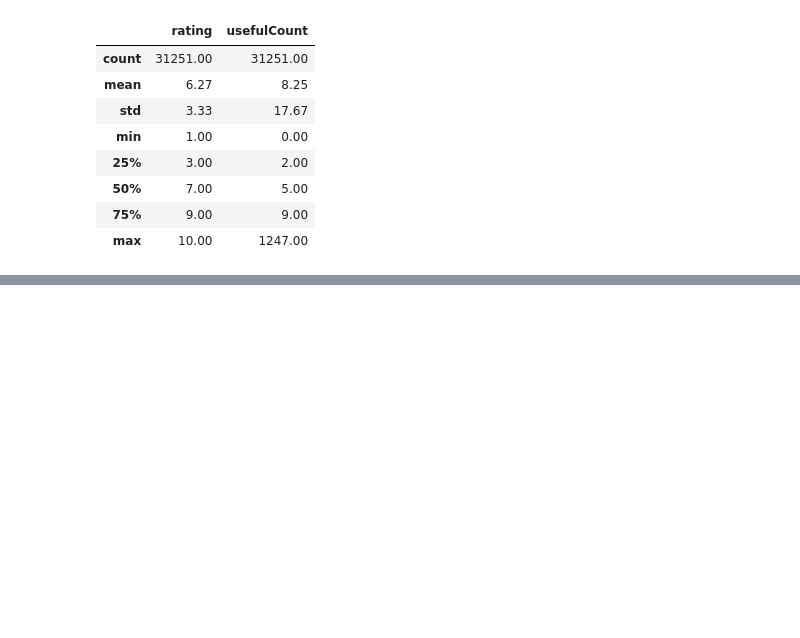
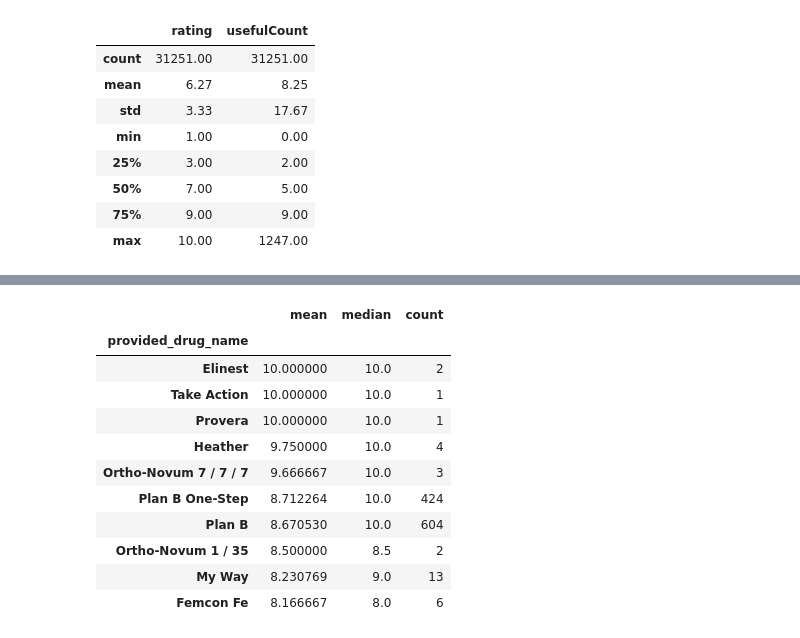
Before and after one commit to celefigs/collaborative_project, a Jupyter notebook: natalia_copy/THIS_EDA_60.ipynb, the cells around one changed output, grey strips where cells are left out. Cells and saved outputs as stored; diff of their text form; code cells hidden in the pictures; blank space fills up the shorter version.

```diff
--- a/natalia_copy/THIS_EDA_60.ipynb
+++ b/natalia_copy/THIS_EDA_60.ipynb
@@ -409,0 +405,21 @@ Name: count, Length: 3085, dtype: int64
+# %%
+drug_name_ratings = data.groupby("provided_drug_name")["rating"].agg(["mean", "median", "count"])
+
+top_10_avg = drug_name_ratings[.sort_values(by="mean", ascending=False).head(10)
+
+top_10_median = drug_name_ratings.sort_values(by="median", ascending=False).head(10)
+# %%
+top_10_avg
+# %% [output]
+|  | mean | median | count |
+| provided_drug_name |  |  |  |
+| Elinest | 10.000000 | 10.0 | 2 |
+| Take Action | 10.000000 | 10.0 | 1 |
+| Provera | 10.000000 | 10.0 | 1 |
+| Heather | 9.750000 | 10.0 | 4 |
+| Ortho-Novum 7 / 7 / 7 | 9.666667 | 10.0 | 3 |
+| Plan B One-Step | 8.712264 | 10.0 | 424 |
+| Plan B | 8.670530 | 10.0 | 604 |
+| Ortho-Novum 1 / 35 | 8.500000 | 8.5 | 2 |
+| My Way | 8.230769 | 9.0 | 13 |
+| Femcon Fe | 8.166667 | 8.0 | 6 |
```
Also changed, not shown: parts of 11 cells of this notebook.
